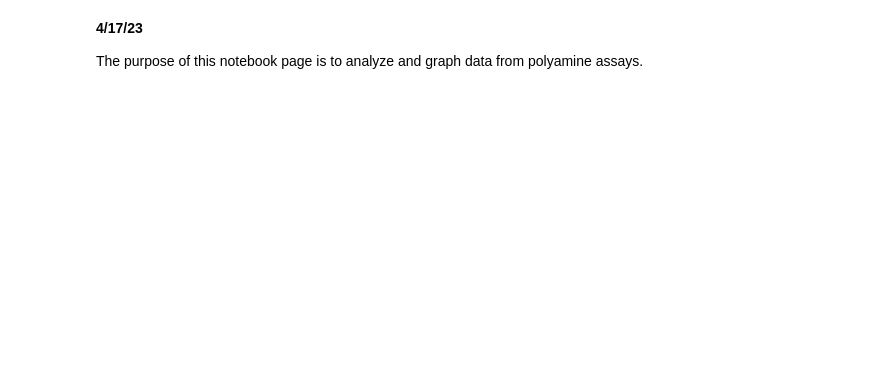
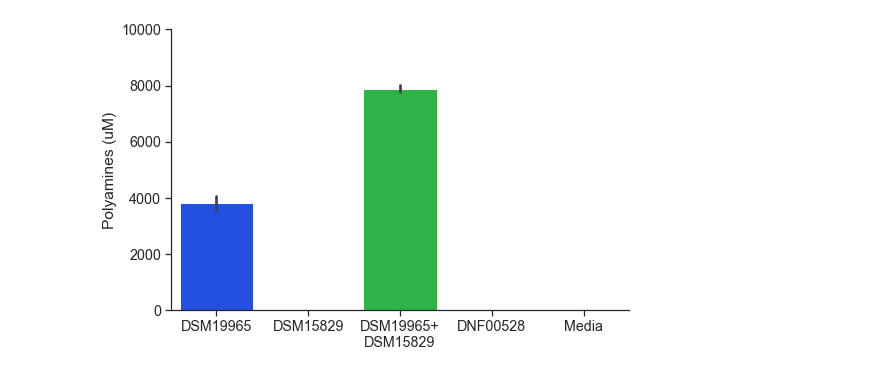
Before and after one commit to elliot-m-lee/vaginal-metaproteomics-biology, a Jupyter notebook: Polyamine Assays.ipynb, the cells around one changed output. Drawn from its saved outputs; the diff is of its cells as text; code cells hidden in the pictures; blank space fills up the shorter version.

```diff
--- a/Polyamine Assays.ipynb
+++ b/Polyamine Assays.ipynb
@@ -1,13 +1,18 @@
-# %% [markdown]
-**4/17/23**
-
-The purpose of this notebook page is to analyze and graph data from polyamine assays.
 # %%
 from elliot_utils import *
 from scipy import stats
 # %%
 analysisPath = Path.cwd().joinpath('analysis_files/polyamine_assays/')
 figPath = Path.cwd().joinpath('figures/polyamine_assays/')
+# %%
+# Graph the results from the pilot assay on 4/4/23 and the follow-up on 4/7/23
+data4723 = pd.read_csv(analysisPath.joinpath('4-7-23.csv'))
+# %%
+plot4723 = sns.catplot(data=data4723, x='Isolate', y='Polyamines (uM)', kind='bar', aspect=1.5)
+plot4723.set(xlabel='', ylim=(0, 10000))
+plot4723.savefig(figPath.joinpath('4-7-23.png'), bbox_inches='tight', dpi=300)
+# %% [output]
+[figure, added]
 # %%
 # Graph the combined results from the pilot assay on 4/4/23, the follow-up on 4/7/23, and the follow-up-follow-up on 4/11/23
 data41123 = pd.read_csv(analysisPath.joinpath('4-11-23.csv'))
```
Also changed, not shown: parts of 22 cells of this notebook.
